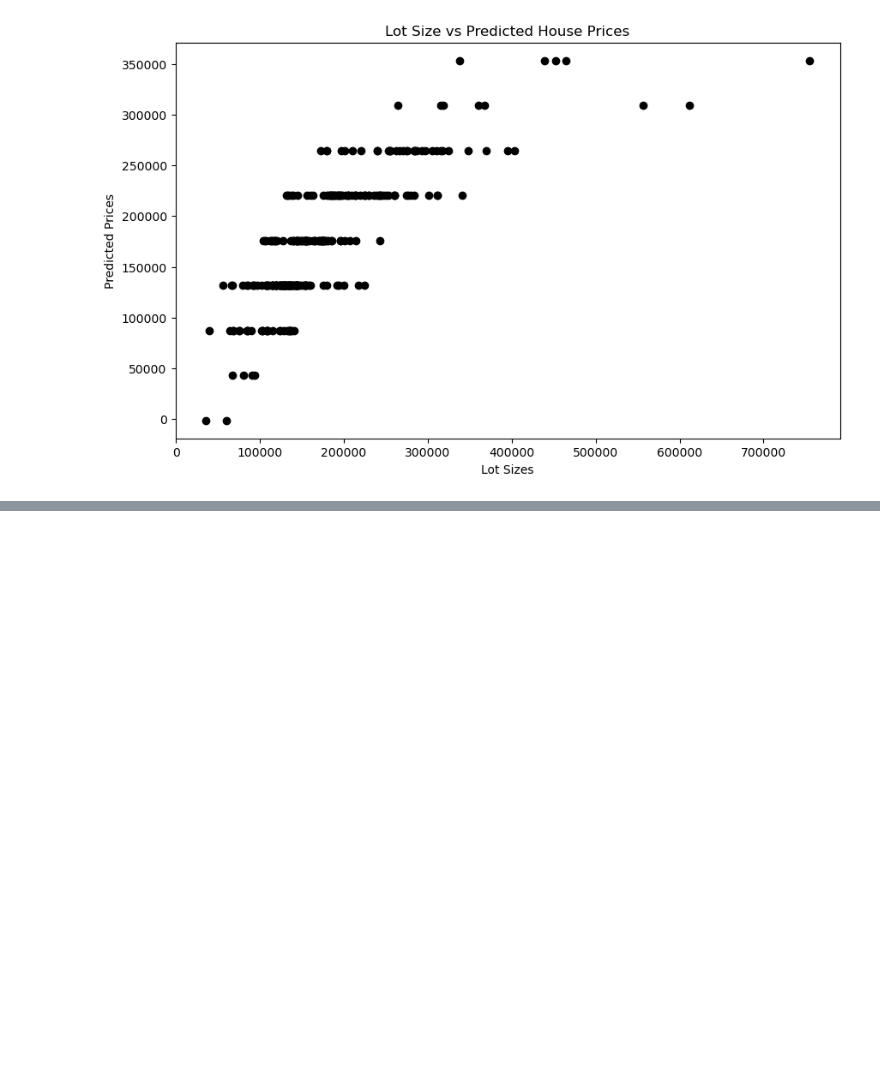
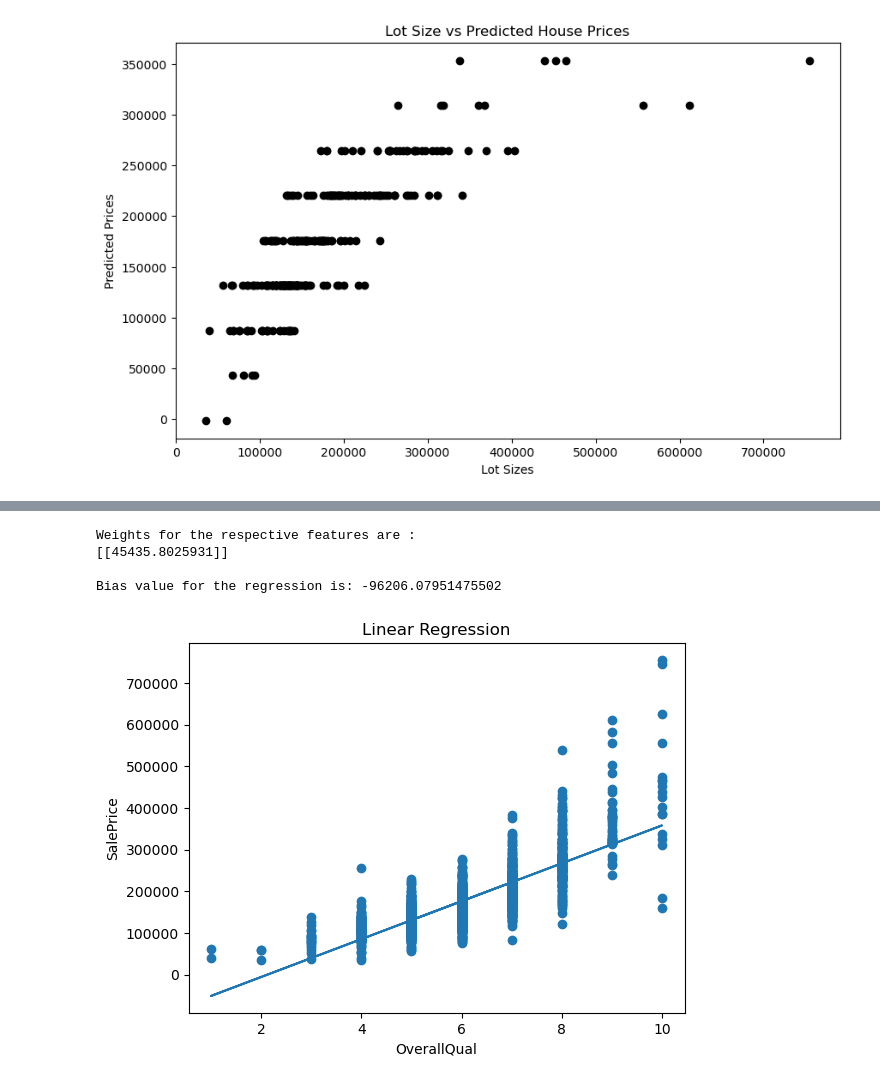
Before and after one commit to bsilver3/DataScience2, a Jupyter notebook: Predict/NumericOutput.ipynb, the cells around one changed output, grey strips where cells are left out. Cells and saved outputs as stored; diff of their text form; code cells hidden in the pictures; blank space fills up the shorter version.

```diff
--- a/Predict/NumericOutput.ipynb
+++ b/Predict/NumericOutput.ipynb
@@ -298,0 +328,3 @@ Coefficient of determination: 0.838
+# %%
+X = train["OverallQual"].values.reshape(-1, 1)
+Y = train["SalePrice"].values.reshape(-1, 1)
@@ -298,0 +375,20 @@ Coefficient of determination: 0.838
+# %%
+model = Linear_Regression(learning_rate=0.03, no_of_itr=30000)
+model.fit(X, Y)
+model.print_weights()
+# %% [output]
+Weights for the respective features are :
+[[45435.8025931]]
+
+Bias value for the regression is: -96206.07951475502
+# %%
+plt.scatter(train['OverallQual'], train['SalePrice'])
+plt.xlabel('OverallQual')
+plt.ylabel('SalePrice')
+plt.title('Linear Regression')
+
+X = train['OverallQual'].values
+plt.plot(X, model.w[0][0] * X + model.b)
+plt.show()
+# %% [output]
+[figure, added]
```
Also changed, not shown: parts of 17 cells of this notebook.
